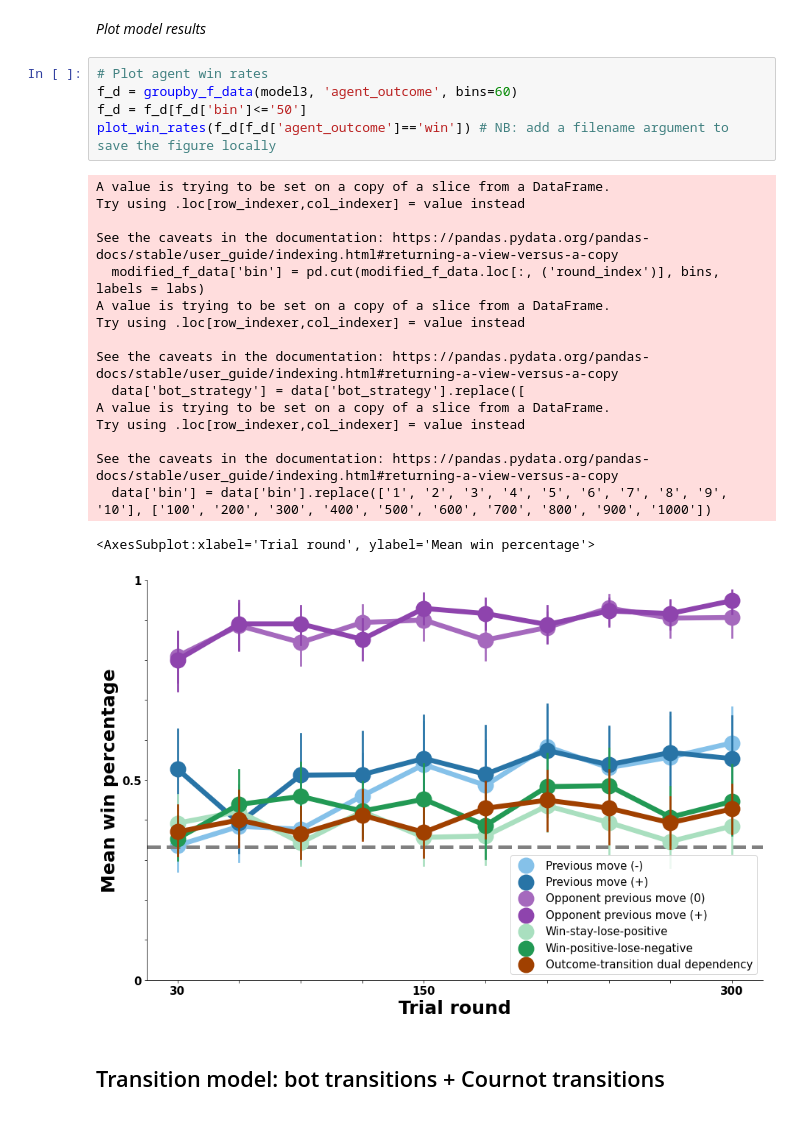
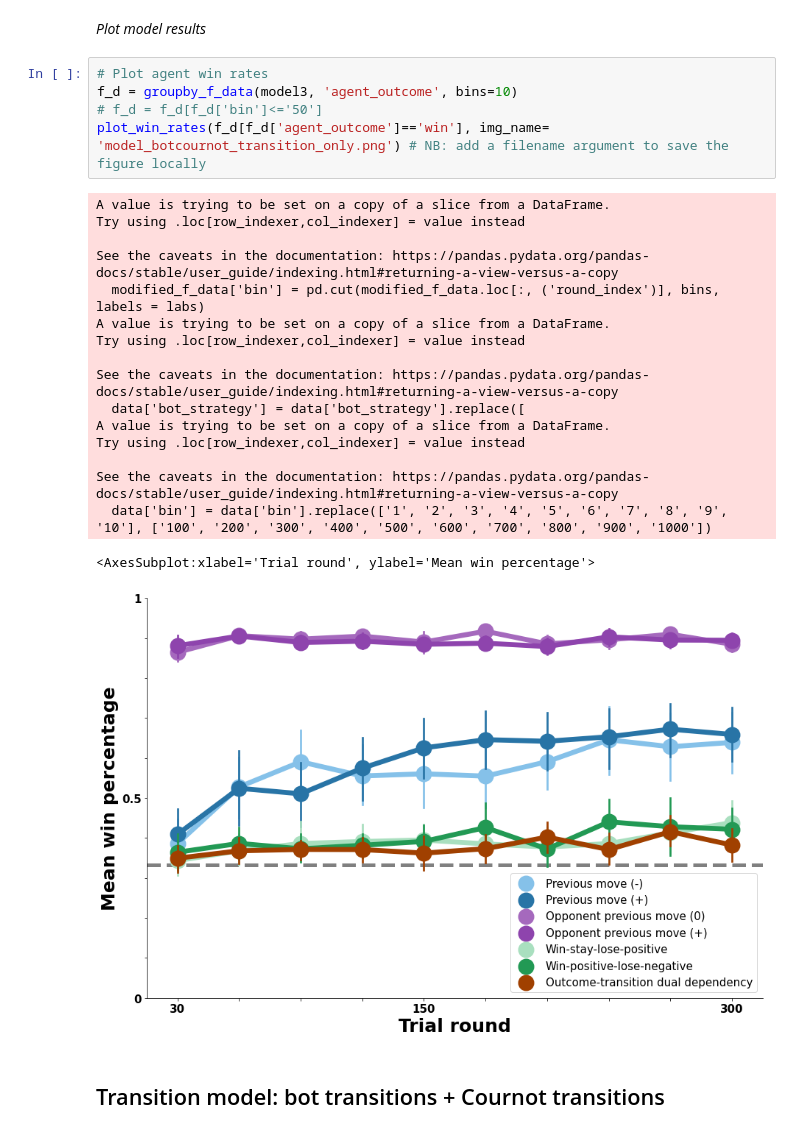
Before and after one commit to erik-brockbank/rps-model-summary, a Jupyter notebook: rps-model-summary/_build/jupyter_execute/ModelModel_code.ipynb, the cells around one changed output. Drawn from its saved outputs; the diff is of its cells as text.

```diff
--- a/rps-model-summary/_build/jupyter_execute/ModelModel_code.ipynb
+++ b/rps-model-summary/_build/jupyter_execute/ModelModel_code.ipynb
@@ -191,27 +191,27 @@ print(end - start)
 *Plot model results*
 # %%
 # Plot agent win rates
-f_d = groupby_f_data(model3, 'agent_outcome', bins=60)
-f_d = f_d[f_d['bin']<='50']
-plot_win_rates(f_d[f_d['agent_outcome']=='win']) # NB: add a filename argument to save the figure locally
+f_d = groupby_f_data(model3, 'agent_outcome', bins=10)
+# f_d = f_d[f_d['bin']<='50']
+plot_win_rates(f_d[f_d['agent_outcome']=='win'], img_name= 'model_botcournot_transition_only.png') # NB: add a filename argument to save the figure locally
 # %% [output]
 A value is trying to be set on a copy of a slice from a DataFrame.
 Try using .loc[row_indexer,col_indexer] = value instead
 
 See the caveats in the documentation: https://pandas.pydata.org/pandas-docs/stable/user_guide/indexing.html#returning-a-view-versus-a-copy
   modified_f_data['bin'] = pd.cut(modified_f_data.loc[:, ('round_index')], bins, labels = labs)
 A value is trying to be set on a copy of a slice from a DataFrame.
 Try using .loc[row_indexer,col_indexer] = value instead
 
 See the caveats in the documentation: https://pandas.pydata.org/pandas-docs/stable/user_guide/indexing.html#returning-a-view-versus-a-copy
   data['bot_strategy'] = data['bot_strategy'].replace([
 A value is trying to be set on a copy of a slice from a DataFrame.
 Try using .loc[row_indexer,col_indexer] = value instead
 
 See the caveats in the documentation: https://pandas.pydata.org/pandas-docs/stable/user_guide/indexing.html#returning-a-view-versus-a-copy
   data['bin'] = data['bin'].replace(['1', '2', '3', '4', '5', '6', '7', '8', '9', '10'], ['100', '200', '300', '400', '500', '600', '700', '800', '900', '1000'])
 <AxesSubplot:xlabel='Trial round', ylabel='Mean win percentage'>
-[figure, old version]
+[figure, new version]
 # %% [markdown]
 ## Transition model: bot transitions + Cournot transitions
 # %% [markdown]
```
Also changed, not shown: parts of 11 cells of this notebook, 37 other files.
